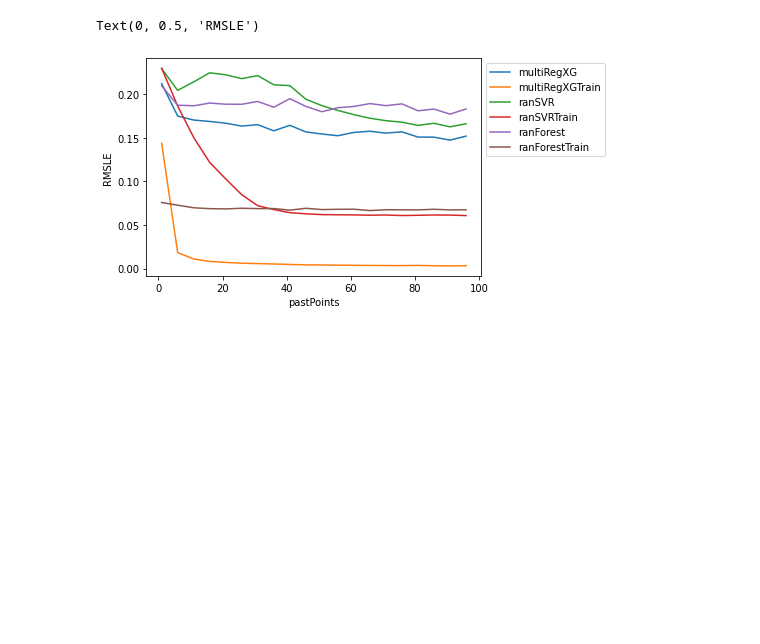
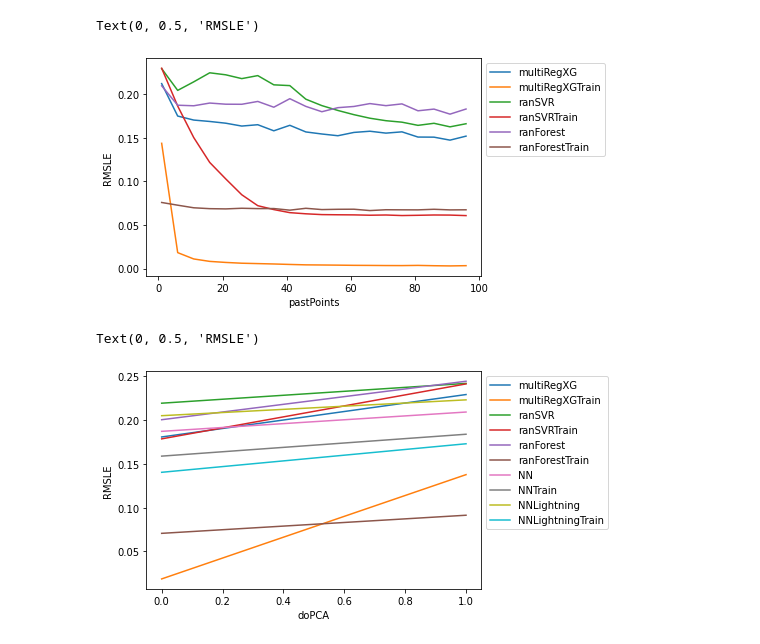
Before and after one commit to Gittingthehubbing/Kaggle, a Jupyter notebook: Tabular Playground Series - Jul 2021/Intermediate_Results.ipynb, the cells around one changed output. Saved outputs shown, nothing was run; the diff lists cells and outputs as text; code cells hidden in the pictures; blank space fills up the shorter version.

Commit message:
Added graphs for effects of hyperparameters and improved rfr overfitting

```diff
--- a/Tabular Playground Series - Jul 2021/Intermediate_Results.ipynb
+++ b/Tabular Playground Series - Jul 2021/Intermediate_Results.ipynb
@@ -453,6 +467,5 @@ def runAll(trD,teD,trTarget,trainingCols,targetCols):
 # %%
 # User toggles
-
 
 #Datadir
 mainDir = r"E:\KaggleData\Tabular Playground Series - Jul 2021"
@@ -462,12 +475,14 @@ uses mean column-wise root mean squared logarithmic error
 """
 
 #Hyperparameters and toggles
-loopVarName = "pastPoints"
-forLoop = range(1,100,5)
-finalEvalDictName = "finalEvalScores_30PastFeatures_PCA"
+loopVarName = "ccp_alpha_RFR"
+doLoop = False
+extraText = "_SmallerRange_12_PastPoints_No_PCA"
+forLoop = np.linspace(1e-4,1e-2,11)
 retrainModels = True
+saveTrainedModels =False
 
-splitRatio = 0.65 #for train eval split
+splitRatio = 0.75 #for train eval split
 epochs = 500
 lr = 6e-6
 batchSize = 1024
@@ -476,13 +491,22 @@ L1val = 0.004
 weight_decay = 1e-4
 doLearningCurve = False
 
-logTB = True
-logTB_lightining = True
+logTB = False
+logTB_lightining = False
 
 doShallows =1
+shallowToDo = {
+    "rfr":1,
+    "SVR":0,
+    "xgboost":0,
+}
 doPYNN = 0
 doLightning = 0
 tuneModel = 0
+
+#Testing extra hyperparams
+ccp_alpha_RFR = 1e-5
+reg_lambda_xgboost = 1e-5
 
 optimizeWeightedSum = False
 doOptuna = 0 #applies to all methods above
@@ -512,17 +536,18 @@ numShallowSamples = 50000
 
 #Toggles for data augmentation overview
 doPCA = False #looks to be unhelpful
+pcaComps = 10
 doBoxCox = 1 # works quite well but requires to be fit to Training data
 logRedistr = 0 # might not be the best
-duplicateUnderrepData = True #Adds copies of data points to compensate deviation from normal distr
-dupliFac = 3 #how many times the data should be appended
+duplicateUnderrepData = False #Adds copies of data points to compensate deviation from normal distr
+dupliFac = 0 #how many times the data should be appended
 
 #create extra features from previous data points
-pastPoints = 2 # this number -1 is number of new features per column
+pastPoints = 12 # this number -1 is number of new features per column
 redoPastDataAdding = True
 
 plotPCA = False
-checkHist = 1 #Target data looks like double normal distribution
+checkHist = 0 #Target data looks like double normal distribution
 plotCorreclations = 0
 plotTargetsOverTime = 0
 printDataStats = 0
@@ -531,7 +556,7 @@ printDataStats = 0
 
 
 with open(f'{mainDir}/BestTrialParams20210710-180700.pkl','rb') as f:
-            bestDict = pickle.load(f)
+            bestDictNN = pickle.load(f)
 
 
 os.chdir(mainDir)
@@ -988,3 +1013,14 @@ plt.ylabel("RMSLE")
 # %% [output]
 Text(0, 0.5, 'RMSLE')
 [figure]
+# %%
+# Turn PCA on or off for 10 PCA components
+loopVarName = "doPCA"
+
+resultsDf = pickleLoad(f'{loopVarName}_resultsDf.pkl')
+
+resultsDf.plot(x=loopVarName,y=resultsDf.keys().to_list().remove(loopVarName)).legend(bbox_to_anchor=(1,1))
+plt.ylabel("RMSLE")
+# %% [output]
+Text(0, 0.5, 'RMSLE')
+[figure, added]
```
Also changed, not shown: parts of 12 cells of this notebook, 1 other file.
